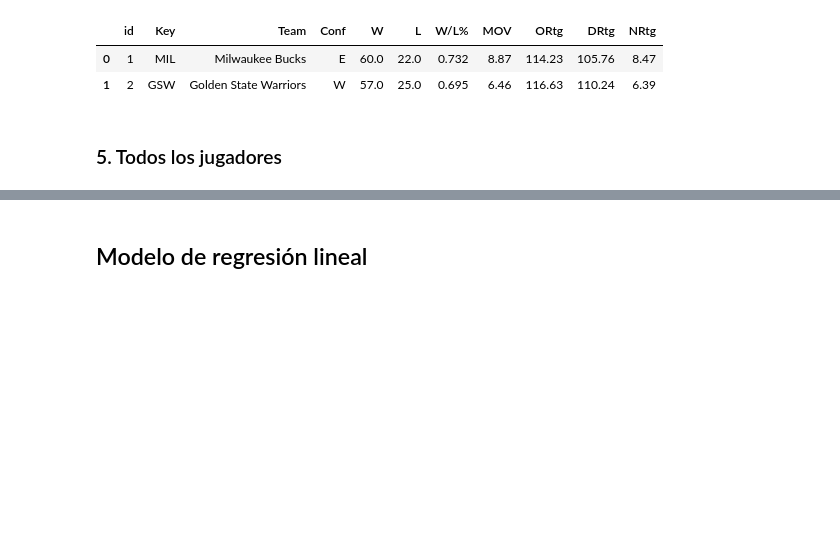
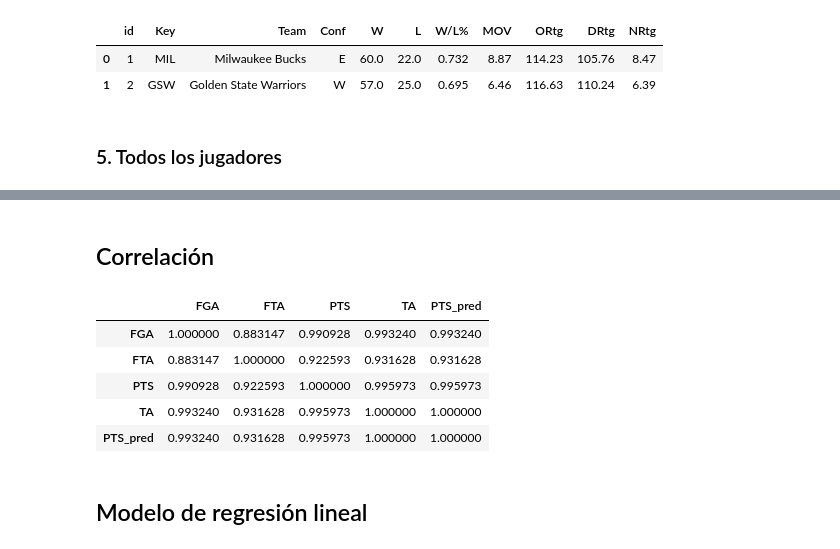
Before and after one commit to mapecode/nba-datawarehouse, a Jupyter notebook: Study.ipynb, the cells around one changed output, grey strips where cells are left out. Saved outputs shown, nothing was run; the diff lists cells and outputs as text; code cells hidden in the pictures; blank space fills up the shorter version.

```diff
--- a/Study.ipynb
+++ b/Study.ipynb
@@ -105,3 +105,14 @@ players_df
+# %% [markdown]
+## Correlación
+# %%
+players_df.corr()
+# %% [output]
+|  | FGA | FTA | PTS | TA | PTS_pred |
+| FGA | 1.000000 | 0.883147 | 0.990928 | 0.993240 | 0.993240 |
+| FTA | 0.883147 | 1.000000 | 0.922593 | 0.931628 | 0.931628 |
+| PTS | 0.990928 | 0.922593 | 1.000000 | 0.995973 | 0.995973 |
+| TA | 0.993240 | 0.931628 | 0.995973 | 1.000000 | 1.000000 |
+| PTS_pred | 0.993240 | 0.931628 | 0.995973 | 1.000000 | 1.000000 |
 # %% [markdown]
 ## Modelo de regresión lineal
 # %% [markdown]
```
Also changed, not shown: parts of 3 cells of this notebook, 22 other files.
